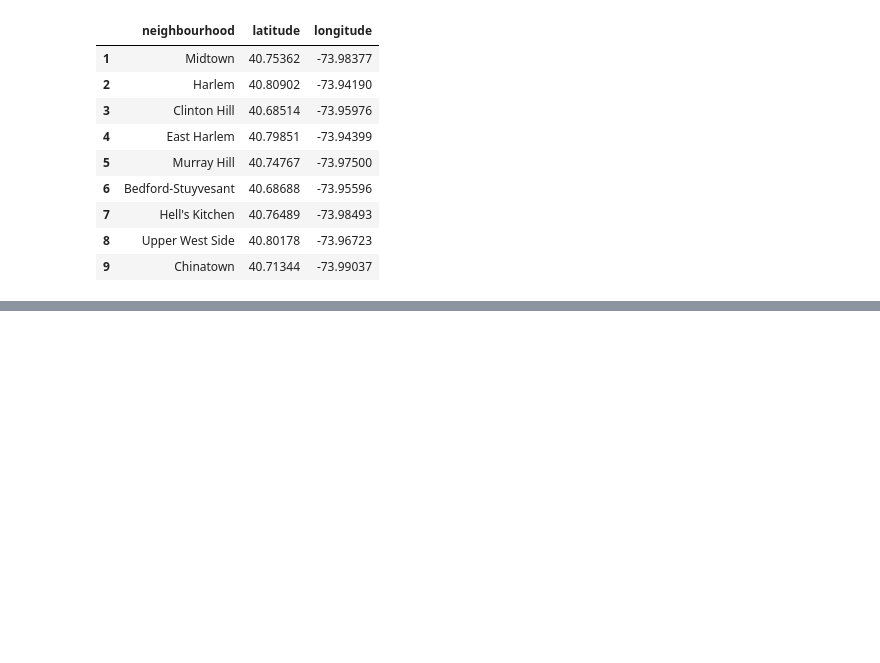
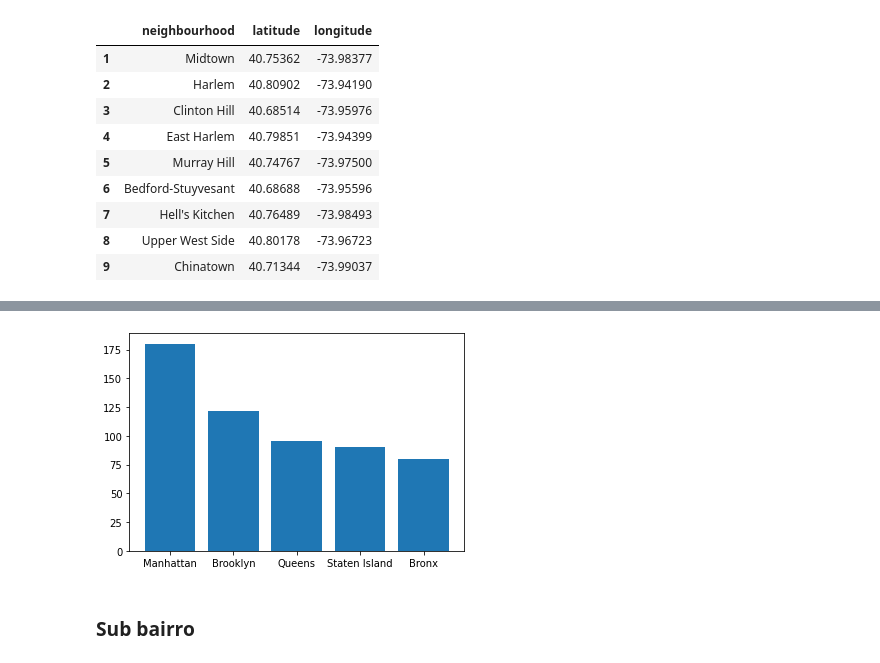
Before and after one commit to ITALOZDKJ/Me-tornando-um-analista-de-dados, a Jupyter notebook: new_airbnb.ipynb, the cells around one changed output, grey strips where cells are left out. Cells and saved outputs as stored; diff of their text form; code cells hidden in the pictures; blank space fills up the shorter version.

```diff
--- a/new_airbnb.ipynb
+++ b/new_airbnb.ipynb
@@ -176,0 +118,3 @@ array(['Manhattan', 'Brooklyn'], dtype=object)
+# %%
+df_trab = df.drop(columns=['latitude','longitude'])
+df_trab = df_trab.dropna()
@@ -176,0 +185,2 @@ array(['Manhattan', 'Brooklyn'], dtype=object)
+# %%
+bairros_preco = pd.DataFrame(df_trab.groupby(by='neighbourhood_group').mean()['price']).sort_values(by='price', ascending=False)
@@ -176,0 +197,9 @@ array(['Manhattan', 'Brooklyn'], dtype=object)
+# %%
+bairro_nome = bairros_preco.index
+medias = list(round(bairros_preco['price'],2))
+plt.bar(bairro_nome, medias)
+plt.show()
+# %% [output]
+[figure, added]
+# %% [markdown]
+### Sub bairro
```
Also changed, not shown: parts of 40 cells of this notebook.
